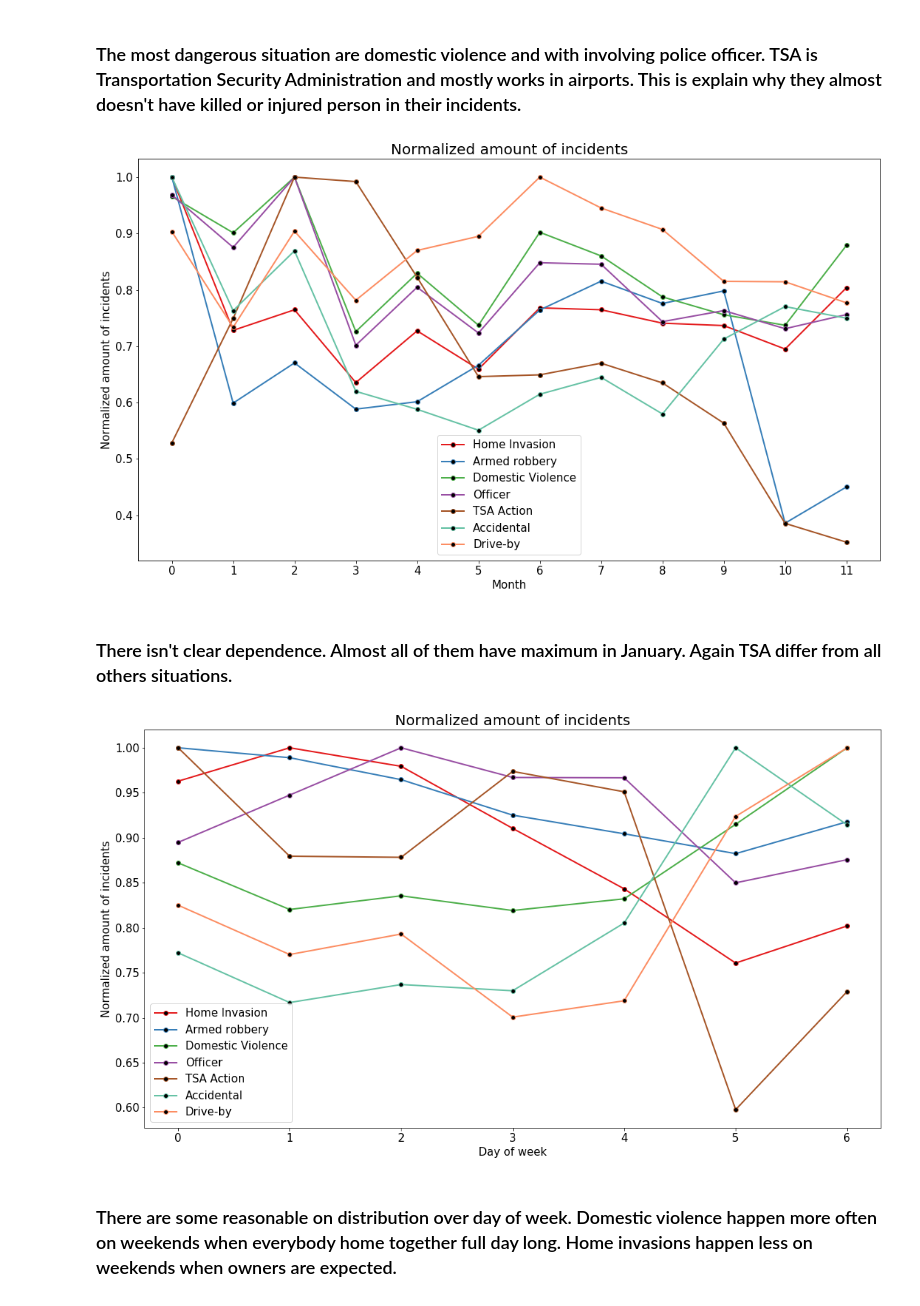
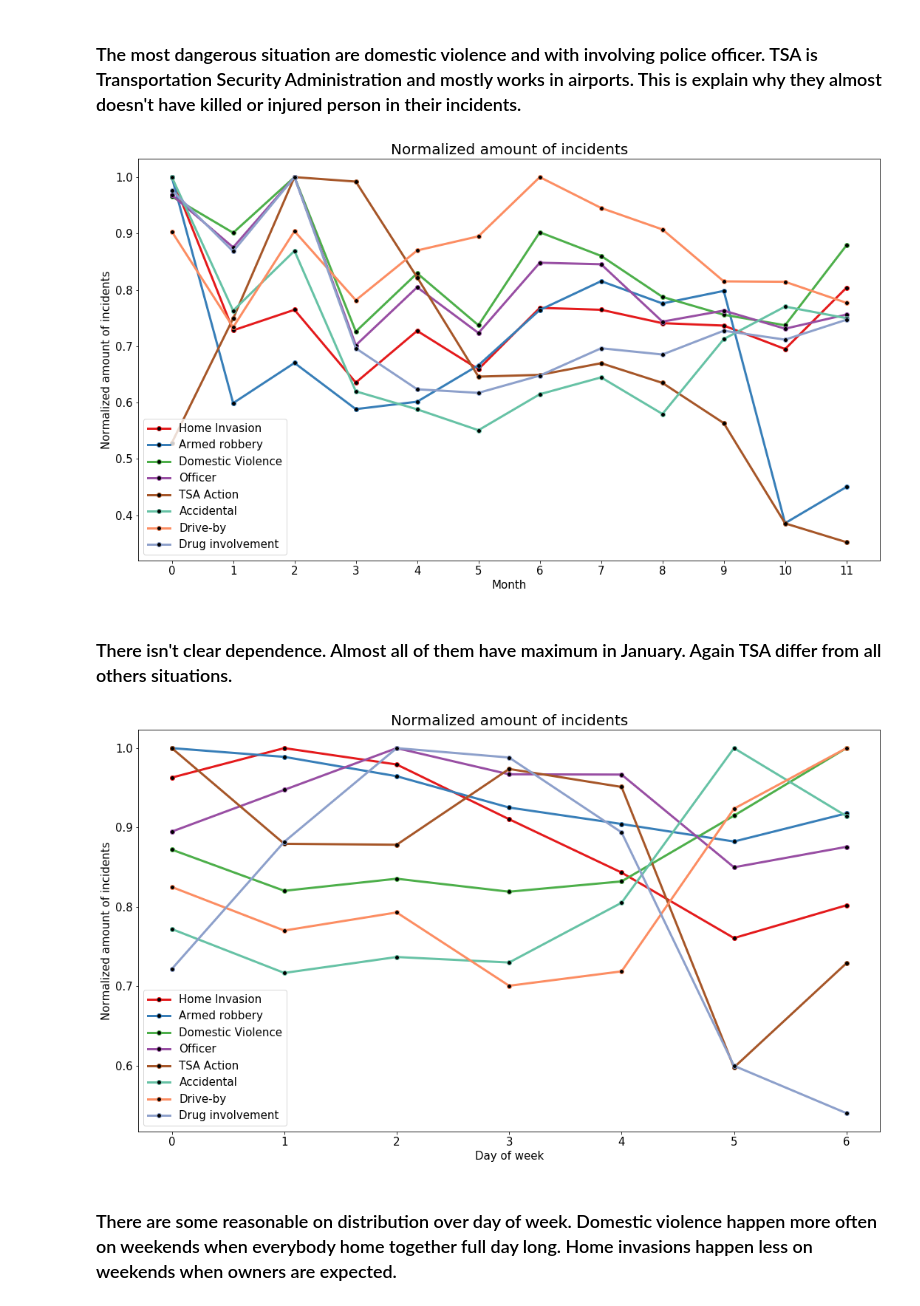
Before and after one commit to belkasanek/eda-gun-violence, a Jupyter notebook: gun_violence_eda.ipynb, the cells around one changed output. Drawn from its saved outputs; the diff is of its cells as text; code cells hidden in the pictures.

```diff
--- a/gun_violence_eda.ipynb
+++ b/gun_violence_eda.ipynb
@@ -172,3 +172,6 @@ df['year'].value_counts()
 2018    13802
 2013      278
 Name: year, dtype: int64
+# %%
+temp = df.loc[df['year'].between(2014, 2017), 'year'].value_counts()
+np.polyfit(temp.index, temp.values, deg=1)
@@ -305,7 +310,7 @@ for person_number in range(n_people):
 # %%
 # Some of category of incidents
 description = ['Home Invasion', 'Armed robbery', 'Domestic Violence', 'Officer', 'Road rage', 'Sex crime',
-               'TSA Action', 'Car-jacking', 'Animal', 'Accidental', 'Drive-by']
+               'TSA Action', 'Car-jacking', 'Animal', 'Accidental', 'Drive-by', 'Drug involvement']
 
 total = df['incident_characteristics'].notna().sum()
 informative = df['incident_characteristics'].str.contains('|'.join(description)).sum()
@@ -364,7 +369,7 @@ for i, desc in enumerate(description):
     if desc in skip_list:
         continue
     plt.plot(range(value_m[i].shape[0]), value_m[i].values, label=desc,
-             c=col[i], linewidth=2, marker='o', markerfacecolor='k')
+             c=col[i], linewidth=3, marker='o', markerfacecolor='k')
 
 plt.legend(fontsize=15)
 plt.title('Normalized amount of incidents', fontdict={'fontsize' : 20})
@@ -373,7 +378,7 @@ plt.yticks(fontsize=15)
 plt.xlabel('Month', fontsize=15)
 plt.ylabel('Normalized amount of incidents', fontsize=15);
 # %% [output]
-[figure, old version]
+[figure, new version]
 # %% [markdown]
 ### There isn't clear dependence. Almost all of them have maximum in January. Again TSA differ from all others  situations.
 # %%
@@ -385,21 +390,21 @@ for desc in description:
 # %%
 fig = plt.figure(figsize=(18, 10))
 
 skip_list = ['Animal', 'Sex crime', 'Road rage', 'Car-jacking']
 for i, desc in enumerate(description):
     if desc in skip_list:
         continue
     plt.plot(range(value_w[i].shape[0]), value_w[i].values, label=desc,
-             c=col[i], linewidth=2, marker='o', markerfacecolor='k')
+             c=col[i], linewidth=3, marker='o', markerfacecolor='k')
 
 plt.legend(fontsize=15)
 plt.title('Normalized amount of incidents', fontdict={'fontsize' : 20})
 plt.xticks(np.arange(7), fontsize=15)
 plt.yticks(fontsize=15)
 plt.xlabel('Day of week', fontsize=15)
 plt.ylabel('Normalized amount of incidents', fontsize=15);
 # %% [output]
-[figure, old version]
+[figure, new version]
 # %% [markdown]
 ### There are some reasonable on distribution over day of week. Domestic violence happen more often on weekends when everybody home together full day long. Home invasions happen less on weekends when owners are expected.
 # %% [markdown]
```
Also changed, not shown: parts of 9 cells of this notebook, 1 other file.
